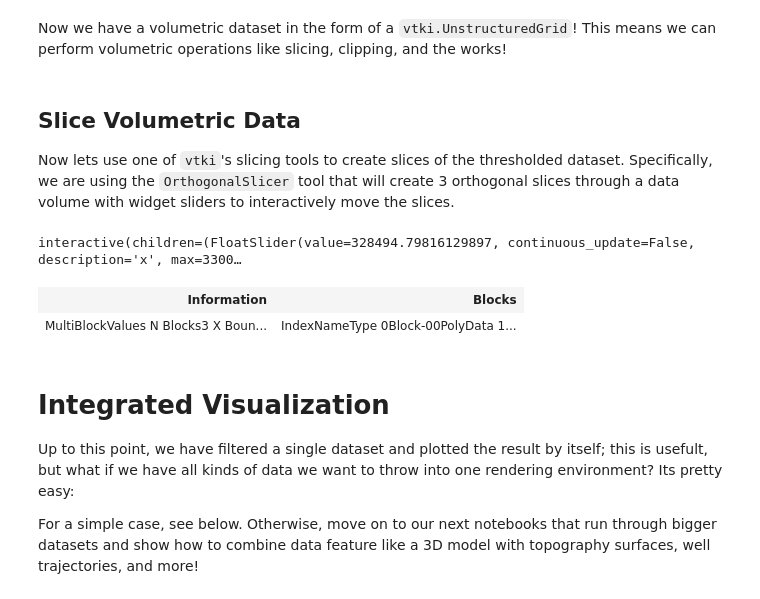
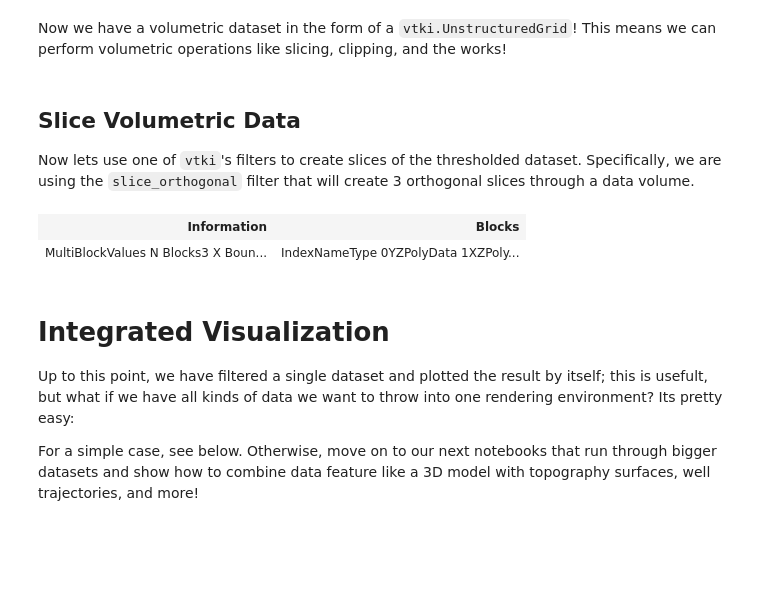
Before and after one commit to OpenGeoVis/PVGeo-Examples, a Jupyter notebook: 1.0 - Welcome.ipynb, the cells around one changed output. Cells and saved outputs as stored; diff of their text form; code cells hidden in the pictures; blank space fills up the shorter version.

```diff
--- a/1.0 - Welcome.ipynb
+++ b/1.0 - Welcome.ipynb
@@ -129,17 +127,13 @@ Now we have a volumetric dataset in the form of a `vtki.UnstructuredGrid`! This
 # %% [markdown]
 ## Slice Volumetric Data
 
-Now lets use one of `vtki`'s slicing tools to create slices of the thresholded dataset. Specifically, we are using the `OrthogonalSlicer` tool that will create 3 orthogonal slices through a data volume with widget sliders to interactively move the slices.
+Now lets use one of `vtki`'s filters to create slices of the thresholded dataset. Specifically, we are using the `slice_orthogonal` filter that will create 3 orthogonal slices through a data volume.
-# %%
-slicer = vtki.OrthogonalSlicer(grid)
-# %% [output]
-interactive(children=(FloatSlider(value=328494.79816129897, continuous_update=False, description='x', max=3300…
-# %%
-# If you want to grab the output, it's avaialble!
-slicer.output_dataset
-# %% [output]
-| Information | Blocks |
-| MultiBlockValues N Blocks3 X Boun... | IndexNameType 0Block-00PolyData 1... |
+# %%
+slices = grid.slice_orthogonal()
+slices
+# %% [output]
+| Information | Blocks |
+| MultiBlockValues N Blocks3 X Boun... | IndexNameType 0YZPolyData 1XZPoly... |
 # %% [markdown]
 # Integrated Visualization
 
```
Also changed, not shown: parts of 4 cells of this notebook, 4 other files.
